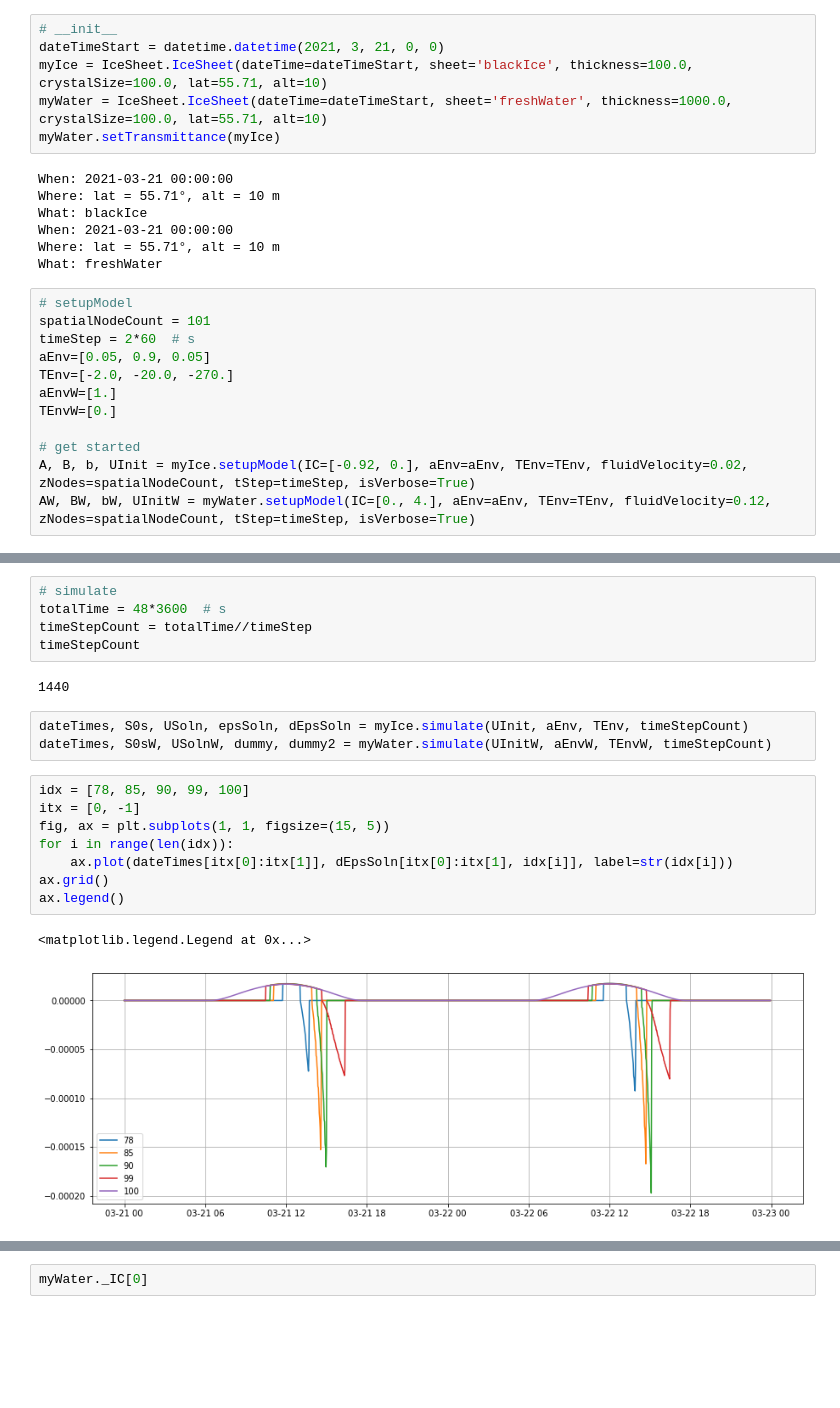
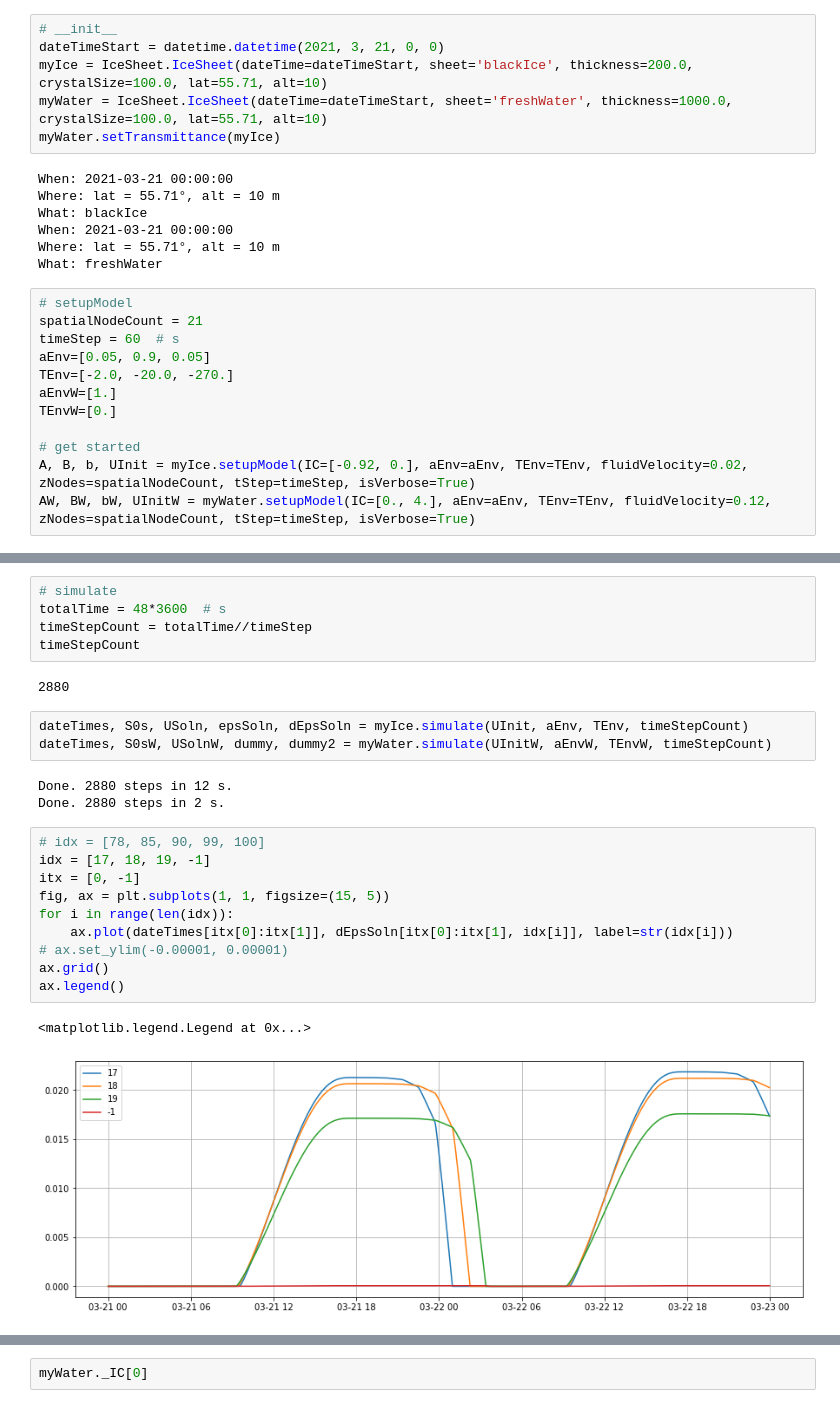
Before and after one commit to Henrikum/skrinning-stuff, a Jupyter notebook: notebooks/skrinning stuff.ipynb, the cells around one changed output, grey strips where cells are left out. Saved outputs shown, nothing was run; the diff lists cells and outputs as text; blank space fills up the shorter version.

```diff
--- a/notebooks/skrinning stuff.ipynb
+++ b/notebooks/skrinning stuff.ipynb
@@ -32,7 +32,7 @@ plt.grid()
 # %%
 # __init__
 dateTimeStart = datetime.datetime(2021, 3, 21, 0, 0)
-myIce = IceSheet.IceSheet(dateTime=dateTimeStart, sheet='blackIce', thickness=100.0, crystalSize=100.0, lat=55.71, alt=10)
+myIce = IceSheet.IceSheet(dateTime=dateTimeStart, sheet='blackIce', thickness=200.0, crystalSize=100.0, lat=55.71, alt=10)
 myWater = IceSheet.IceSheet(dateTime=dateTimeStart, sheet='freshWater', thickness=1000.0, crystalSize=100.0, lat=55.71, alt=10)
 myWater.setTransmittance(myIce)
 # %% [output]
@@ -44,8 +44,8 @@ Where: lat = 55.71°, alt = 10 m
 What: freshWater
 # %%
 # setupModel
-spatialNodeCount = 101
-timeStep = 2*60  # s
+spatialNodeCount = 21
+timeStep = 60  # s
 aEnv=[0.05, 0.9, 0.05]
 TEnv=[-2.0, -20.0, -270.]
 aEnvW=[1.]
@@ -78,21 +73,26 @@ totalTime = 48*3600  # s
 timeStepCount = totalTime//timeStep
 timeStepCount
 # %% [output]
-1440
+2880
 # %%
 dateTimes, S0s, USoln, epsSoln, dEpsSoln = myIce.simulate(UInit, aEnv, TEnv, timeStepCount)
 dateTimes, S0sW, USolnW, dummy, dummy2 = myWater.simulate(UInitW, aEnvW, TEnvW, timeStepCount)
+# %% [output]
+Done. 2880 steps in 12 s.
+Done. 2880 steps in 2 s.
 # %%
-idx = [78, 85, 90, 99, 100]
+# idx = [78, 85, 90, 99, 100]
+idx = [17, 18, 19, -1]
 itx = [0, -1]
 fig, ax = plt.subplots(1, 1, figsize=(15, 5))
 for i in range(len(idx)):
     ax.plot(dateTimes[itx[0]:itx[1]], dEpsSoln[itx[0]:itx[1], idx[i]], label=str(idx[i]))
+# ax.set_ylim(-0.00001, 0.00001)
 ax.grid()
 ax.legend()
 # %% [output]
 <matplotlib.legend.Legend at 0x...>
-[figure, old version]
+[figure, new version]
 # %%
 botMeltRates = myIce.bottomMeltRates(USoln, USolnW, myWater)
 plt.plot(botMeltRates*3600000)
```
Also changed, not shown: parts of 8 cells of this notebook, 3 other files.
